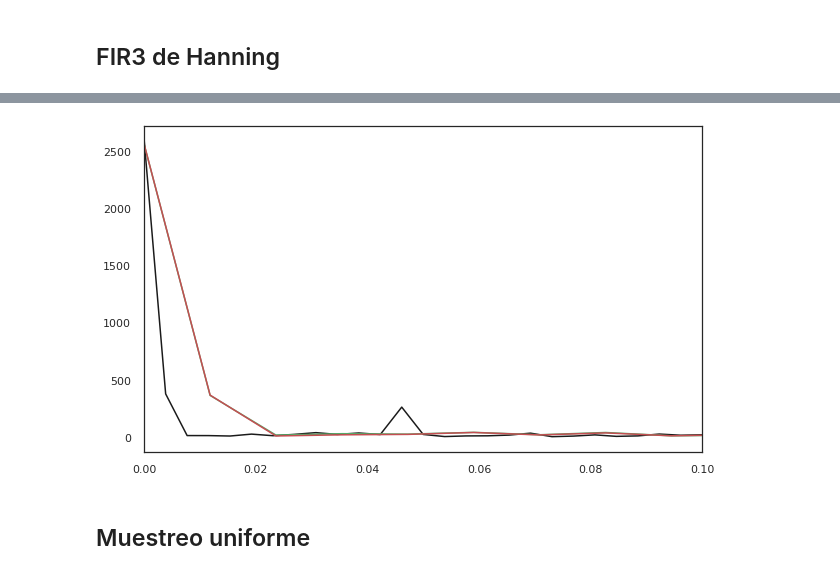
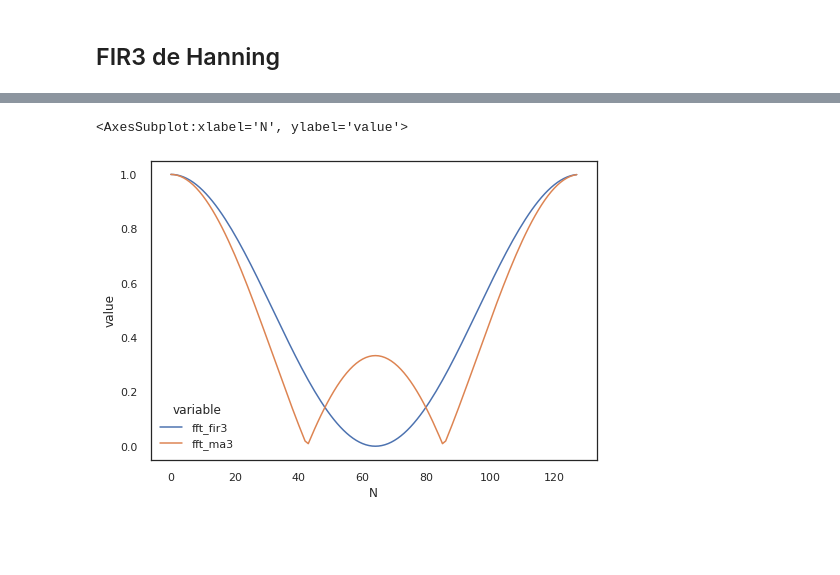
Before and after one commit to juanknebel/series-temporales-2020, a Jupyter notebook: notebooks/09-filtros_fir_iir.ipynb, the cells around one changed output, grey strips where cells are left out. Saved outputs shown, nothing was run; the diff lists cells and outputs as text; code cells hidden in the pictures; blank space fills up the shorter version.

```diff
--- a/notebooks/09-filtros_fir_iir.ipynb
+++ b/notebooks/09-filtros_fir_iir.ipynb
@@ -157,11 +18,21 @@ frecuencia_interpolada_pb = [delta_frecuencia_muestreo*ti for ti in tiempo3_pb]
-# %%
-f, ax = plt.subplots(figsize=(10, 6))
-ax.set_xlim(0,0.1)
-plt.plot(frecuencia_pb, fft_localA, 'k',
-         frecuencia_interpolada_pb, 3*fft_localAfas_pb, 'g',
-         frecuencia_interpolada_pb, 3*fft_localAfal_pb, 'r')
-plt.show()
-# %% [output]
-[figure, removed]
-# %% [markdown]
-## Muestreo uniforme
+# %%
+N = 128
+
+fir3 = np.zeros(N)
+fir3[0] = 1/4
+fir3[1] = 1/2
+fir3[2] = 1/4
+
+ma3 = np.zeros(N)
+ma3[0:3] = 1/3
+
+df_fir3 = pd.DataFrame({
+    'N': np.arange(N),
+    'fft_fir3': np.abs(fft(fir3)),
+    'fft_ma3': np.abs(fft(ma3))
+})
+
+sns.lineplot(x="N", y="value", hue='variable', data=pd.melt(df_fir3, 'N'))
+# %% [output]
+<AxesSubplot:xlabel='N', ylabel='value'>
+[figure, added]
```
Also changed, not shown: parts of 37 cells of this notebook.
